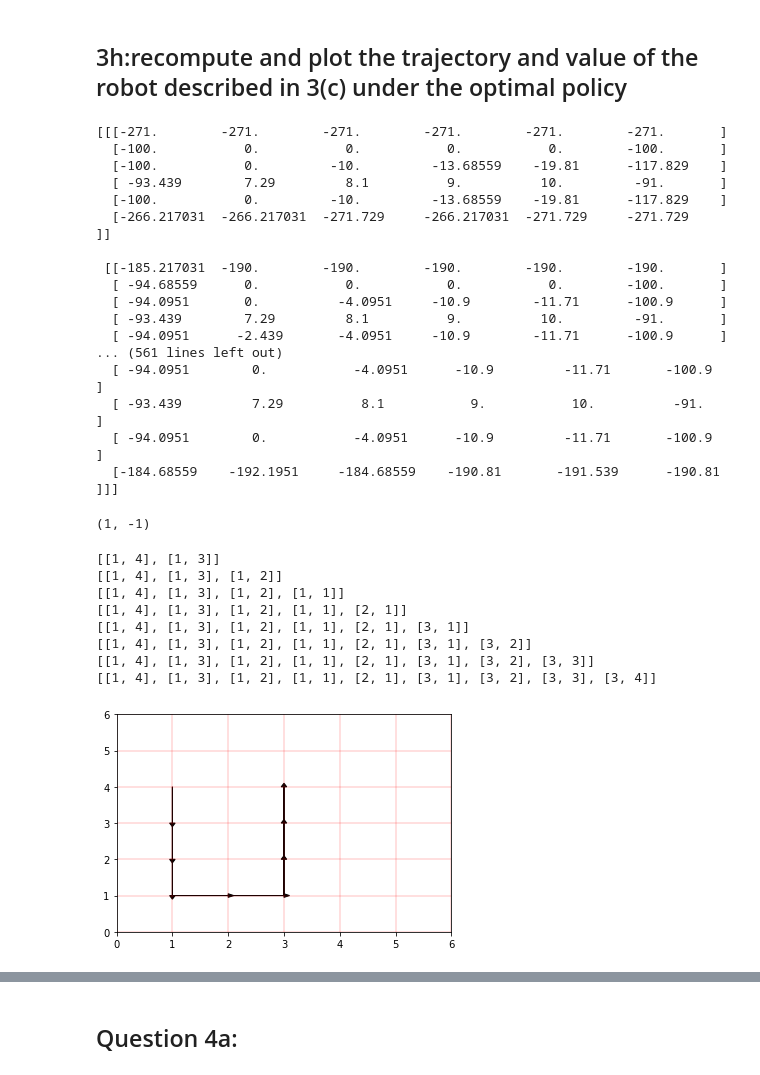
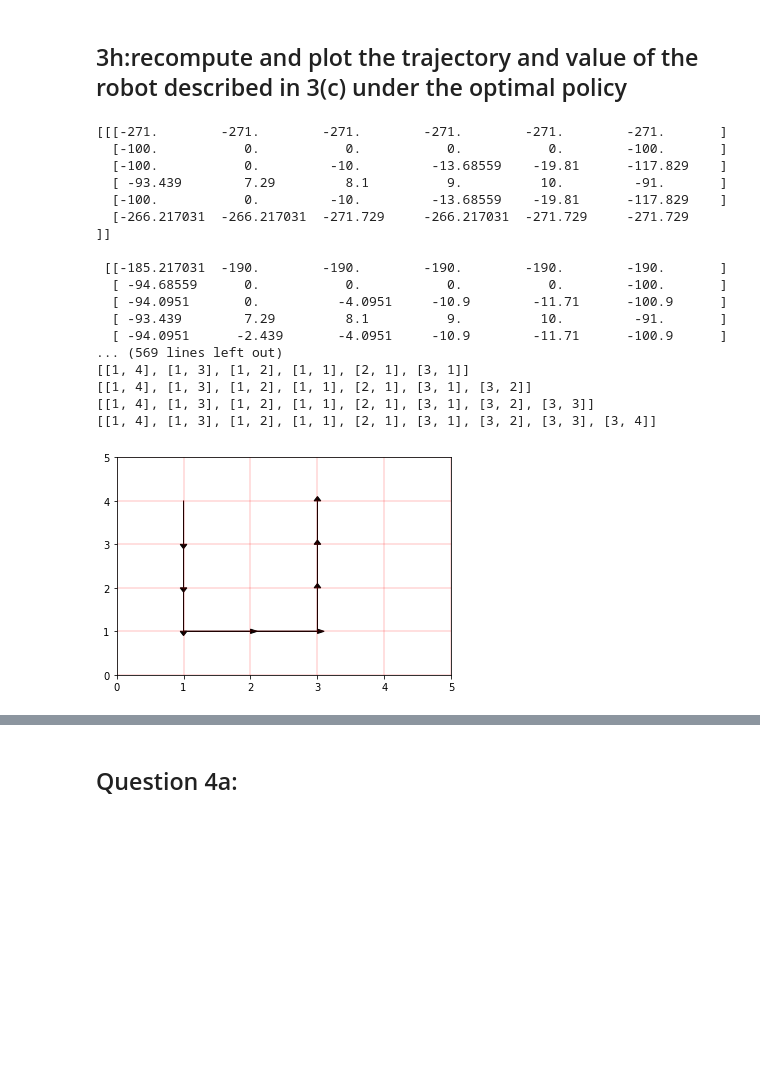
Before and after one commit to ashwinkannan94/EE209, a Jupyter notebook: PSET2/PSET2.ipynb, the cells around one changed output, grey strips where cells are left out. Cells and saved outputs as stored; diff of their text form; code cells hidden in the pictures; blank space fills up the shorter version.

Commit message:
question 2 and 3 completed fully. Time included.

```diff
--- a/PSET2/PSET2.ipynb
+++ b/PSET2/PSET2.ipynb
@@ -474,8 +473,7 @@ def calc_adj_states(current_state):
 
 def policy_evaluation(initial_policy, discount_factor, prob_of_error):
     #start by defining some constants
-
-    difference_between_iterations = -1
+    difference_between_iterations = float('-inf')
 
     init_V = np.zeros((12, 6, 6)) # initial value matrix
 
@@ -576,68 +574,54 @@ def look_ahead(value):
 ## 3g: Combine 3f and 3d to returning optimal policy with optimal value V.
 # %%
 def policy_iteration(starting_policy, discount_factor):
-        prev_value = policy_evaluation(starting_policy, discount_factor)
+        prev_value = policy_evaluation(starting_policy, discount_factor, 0)
         prev_policy_maximized = look_ahead(prev_value)
         conv = 0
         while conv != 1:
-            current_value = policy_evaluation(prev_policy_maximized, discount_factor)
+            current_value = policy_evaluation(prev_policy_maximized, discount_factor, 0)
             current_policy_maximized = look_ahead(current_value)
             if np.array_equal(current_value, prev_value):
                 conv = 1
             prev_value = current_value
             prev_policy_maximized = current_policy_maximized
-            print(prev_value)
         return current_value, current_policy_maximized
 # %% [markdown]
 ## 3h:recompute and plot the trajectory and value of the robot described in 3(c) under the optimal policy
-# %%
-pi_0 = Policy_Matrix()
-current_state = State(1,4,6)
-discount_factor = 0.9
-maxed_value, maxed_policy = policy_iteration(pi_0, discount_factor)
-# %% [output]
-[[[-271.        -271.        -271.        -271.        -271.        -271.       ]
-  [-100.           0.           0.           0.           0.        -100.       ]
-  [-100.           0.         -10.         -13.68559    -19.81      -117.829    ]
-  [ -93.439        7.29         8.1          9.          10.         -91.       ]
-  [-100.           0.         -10.         -13.68559    -19.81      -117.829    ]
-  [-266.217031  -266.217031  -271.729     -266.217031  -271.729     -271.729    ]]
-
- [[-185.217031  -190.        -190.        -190.        -190.        -190.       ]
-  [ -94.68559      0.           0.           0.           0.        -100.       ]
-  [ -94.0951       0.          -4.0951     -10.9        -11.71      -100.9      ]
-  [ -93.439        7.29         8.1          9.          10.         -91.       ]
-  [ -94.0951      -2.439       -4.0951     -10.9        -11.71      -100.9      ]
-... (561 lines left out)
-  [ -94.0951        0.           -4.0951      -10.9         -11.71       -100.9       ]
-  [ -93.439         7.29          8.1           9.           10.          -91.        ]
-  [ -94.0951        0.           -4.0951      -10.9         -11.71       -100.9       ]
-  [-184.68559    -192.1951     -184.68559    -190.81       -191.539      -190.81      ]]]
-# %%
-maxed_policy.pol_mat[6][1][4]
-# %% [output]
-(1, -1)
-# %%
-full_trajectory = compute_trajectory(maxed_policy, current_state, 0)
-# %% [output]
-[[1, 4], [1, 3]]
-[[1, 4], [1, 3], [1, 2]]
-[[1, 4], [1, 3], [1, 2], [1, 1]]
-[[1, 4], [1, 3], [1, 2], [1, 1], [2, 1]]
-[[1, 4], [1, 3], [1, 2], [1, 1], [2, 1], [3, 1]]
-[[1, 4], [1, 3], [1, 2], [1, 1], [2, 1], [3, 1], [3, 2]]
-[[1, 4], [1, 3], [1, 2], [1, 1], [2, 1], [3, 1], [3, 2], [3, 3]]
-[[1, 4], [1, 3], [1, 2], [1, 1], [2, 1], [3, 1], [3, 2], [3, 3], [3, 4]]
 # %%
-plt.xlim(0,6)
-plt.ylim(0,6)
+import time
+pi_0 = Policy_Matrix()
+current_state = State(1,4,6)
+discount_factor = 0.9
+start_time = time.time()
+maxed_value, maxed_policy = policy_iteration(pi_0, discount_factor)
+full_trajectory = compute_trajectory(maxed_policy, current_state, 0)
+plt.xlim(0,5)
+plt.ylim(0,5)
 for i in range(len(full_trajectory)-1):
 #     pass
     x,y = full_trajectory[i]
     x_one_up, y_one_up = full_trajectory[i+1]
     plt.arrow(x,y,x_one_up-x,y_one_up-y, head_width=0.1, head_length=0.1,fc='k', ec='k')
 # plt.arrow(1, 4, 0, -1, head_width=0.05, head_length=0.1, fc='k', ec='k')
 plt.grid(color='r', linestyle='-', linewidth=0.25)
 plt.show()
+end_time = time.time()
 # %% [output]
+[[[-271.        -271.        -271.        -271.        -271.        -271.       ]
+  [-100.           0.           0.           0.           0.        -100.       ]
+  [-100.           0.         -10.         -13.68559    -19.81      -117.829    ]
+  [ -93.439        7.29         8.1          9.          10.         -91.       ]
+  [-100.           0.         -10.         -13.68559    -19.81      -117.829    ]
+  [-266.217031  -266.217031  -271.729     -266.217031  -271.729     -271.729    ]]
+
+ [[-185.217031  -190.        -190.        -190.        -190.        -190.       ]
+  [ -94.68559      0.           0.           0.           0.        -100.       ]
+  [ -94.0951       0.          -4.0951     -10.9        -11.71      -100.9      ]
+  [ -93.439        7.29         8.1          9.          10.         -91.       ]
+  [ -94.0951      -2.439       -4.0951     -10.9        -11.71      -100.9      ]
+... (569 lines left out)
+[[1, 4], [1, 3], [1, 2], [1, 1], [2, 1], [3, 1]]
+[[1, 4], [1, 3], [1, 2], [1, 1], [2, 1], [3, 1], [3, 2]]
+[[1, 4], [1, 3], [1, 2], [1, 1], [2, 1], [3, 1], [3, 2], [3, 3]]
+[[1, 4], [1, 3], [1, 2], [1, 1], [2, 1], [3, 1], [3, 2], [3, 3], [3, 4]]
-[figure, old version]
+[figure, new version]
```
Also changed, not shown: parts of 3 cells of this notebook.
